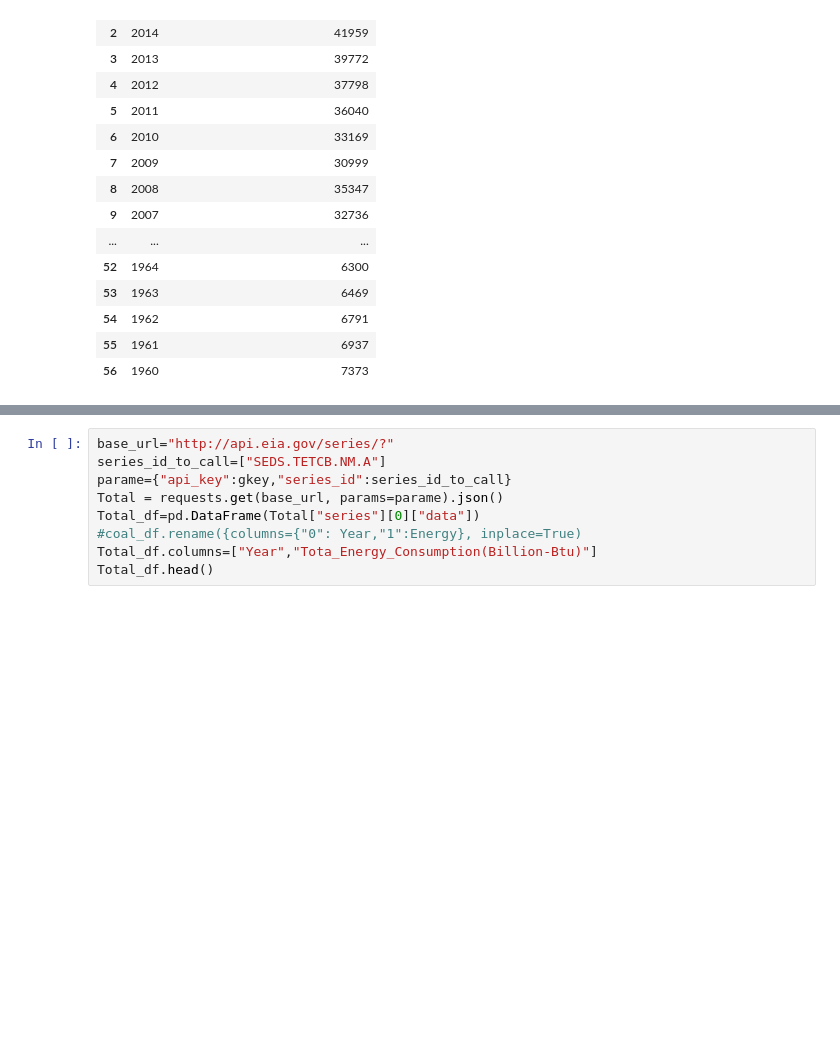
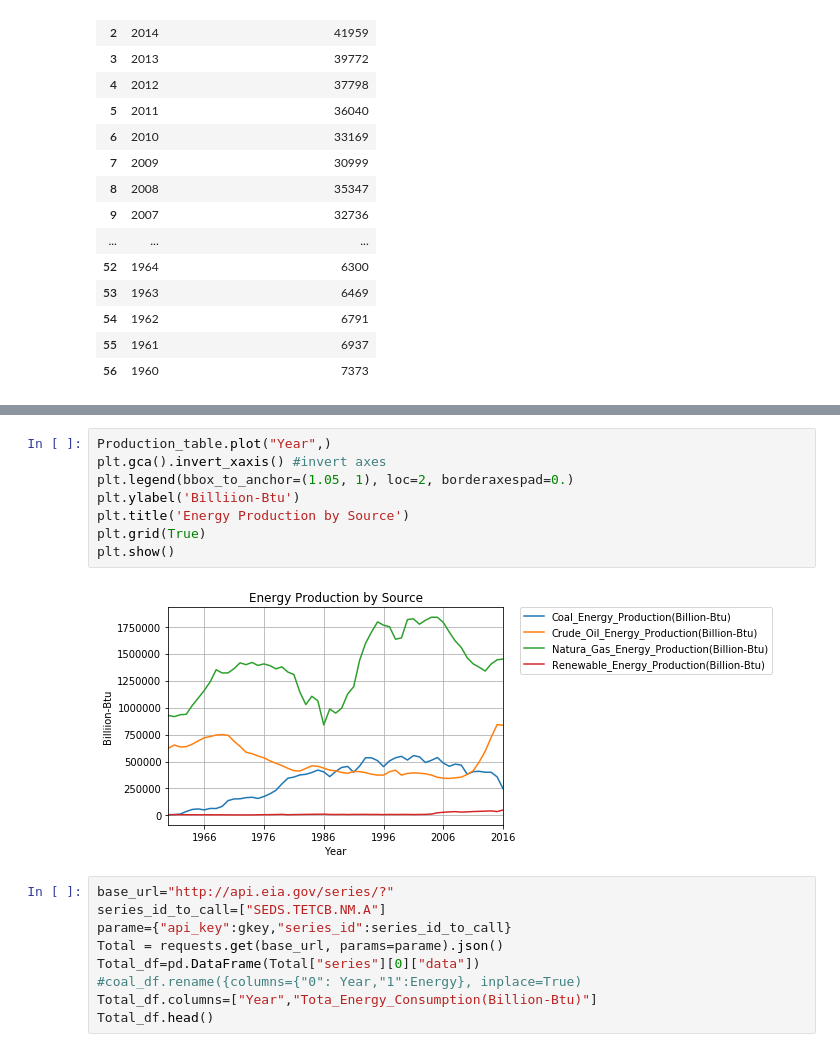
Before and after one commit to MTRaley52/Project_1, a Jupyter notebook: CleanenergyFile.ipynb, the cells around one changed output, grey strips where cells are left out. Drawn from its saved outputs; the diff is of its cells as text; blank space fills up the shorter version.

```diff
--- a/CleanenergyFile.ipynb
+++ b/CleanenergyFile.ipynb
@@ -131,6 +133,16 @@ Production_table.head()
 | 2 | 2014 | 400158 | 723347 | 1404289 | 41959 |
 | 3 | 2013 | 400228 | 595289 | 1338657 | 39772 |
 | 4 | 2012 | 409050 | 496178 | 1374261 | 37798 |
+# %%
+Production_table.plot("Year",)
+plt.gca().invert_xaxis() #invert axes
+plt.legend(bbox_to_anchor=(1.05, 1), loc=2, borderaxespad=0.)
+plt.ylabel('Billiion-Btu')
+plt.title('Energy Production by Source')
+plt.grid(True)
+plt.show()
+# %% [output]
+[figure, added]
 # %%
 base_url="http://api.eia.gov/series/?"
 series_id_to_call=["SEDS.TETCB.NM.A"]
```
Also changed, not shown: parts of 13 cells of this notebook, 3 other files.
